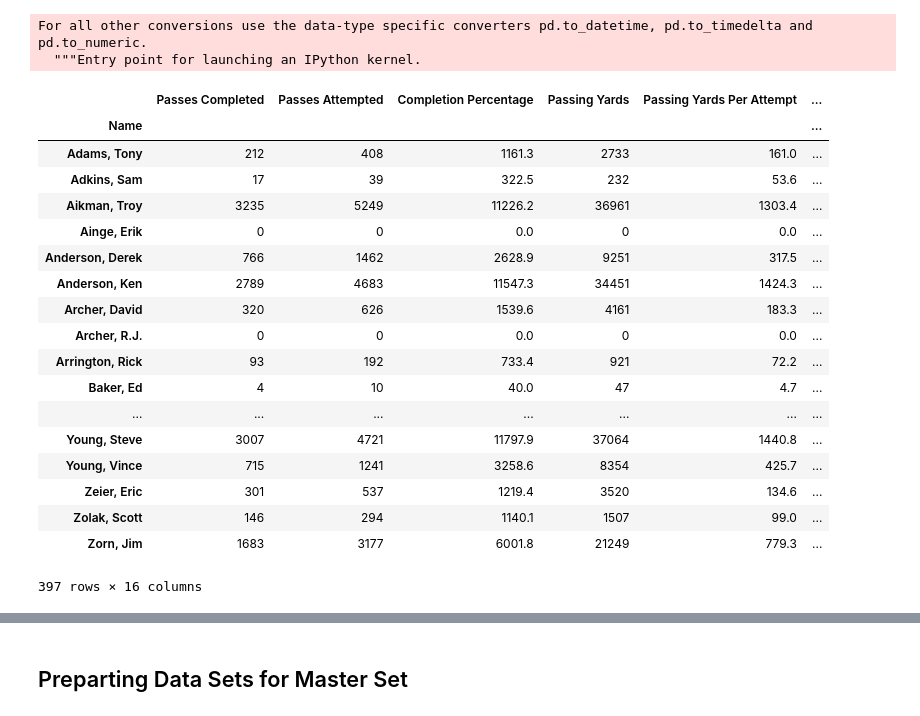
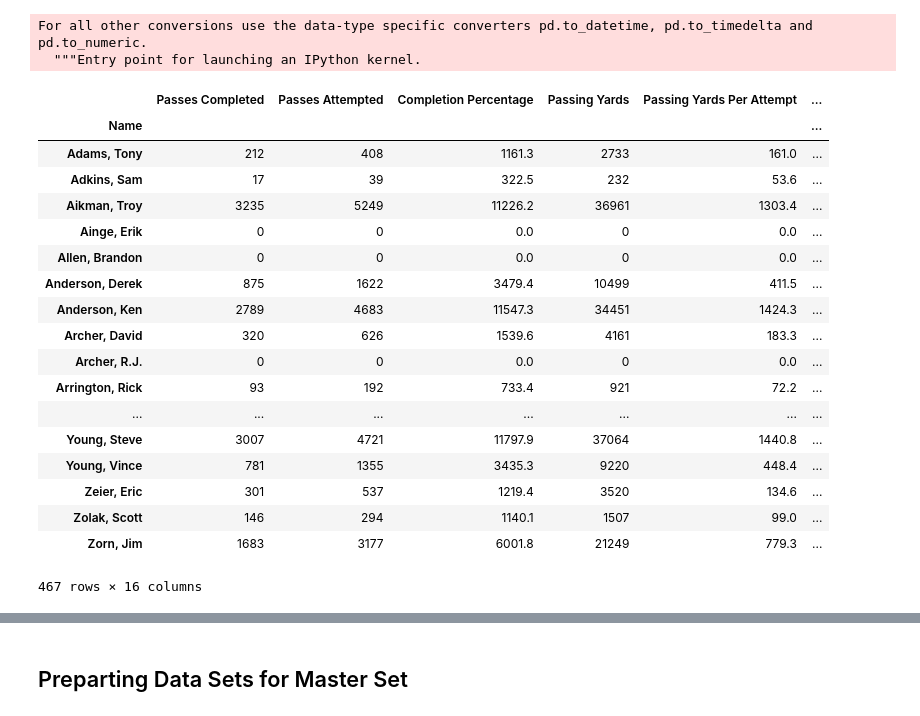
Before and after one commit to Fentonmiller/Fentonmiller.github.io, a Jupyter notebook: Final_Project.ipynb, the cells around one changed output, grey strips where cells are left out. Cells and saved outputs as stored; diff of their text form; code cells hidden in the pictures.

```diff
--- a/Final_Project.ipynb
+++ b/Final_Project.ipynb
@@ -220,31 +220,30 @@ qb = qb.convert_objects(convert_numeric=True)
 For all other conversions use the data-type specific converters pd.to_datetime, pd.to_timedelta and pd.to_numeric.
   """Entry point for launching an IPython kernel.
 # %%
-qb.drop(qb[(qb['Year'] > 2010)].index, inplace=True)
 qb_sum = qb.groupby(['Name']).sum()
 qb_sum.drop(['Year', 'Week', 'Home', 'Outcome', 'Passer Rating'], axis=1, inplace=True)
 qb_sum['Player Id'] = qb_sum.index
 qb_sum
 # %% [output]
 |  | Passes Completed | Passes Attempted | Completion Percentage | Passing Yards | Passing Yards Per Attempt | ... |
 | Name |  |  |  |  |  | ... |
 | Adams, Tony | 212 | 408 | 1161.3 | 2733 | 161.0 | ... |
 | Adkins, Sam | 17 | 39 | 322.5 | 232 | 53.6 | ... |
 | Aikman, Troy | 3235 | 5249 | 11226.2 | 36961 | 1303.4 | ... |
 | Ainge, Erik | 0 | 0 | 0.0 | 0 | 0.0 | ... |
-| Anderson, Derek | 766 | 1462 | 2628.9 | 9251 | 317.5 | ... |
+| Allen, Brandon | 0 | 0 | 0.0 | 0 | 0.0 | ... |
+| Anderson, Derek | 875 | 1622 | 3479.4 | 10499 | 411.5 | ... |
 | Anderson, Ken | 2789 | 4683 | 11547.3 | 34451 | 1424.3 | ... |
 | Archer, David | 320 | 626 | 1539.6 | 4161 | 183.3 | ... |
 | Archer, R.J. | 0 | 0 | 0.0 | 0 | 0.0 | ... |
 | Arrington, Rick | 93 | 192 | 733.4 | 921 | 72.2 | ... |
-| Baker, Ed | 4 | 10 | 40.0 | 47 | 4.7 | ... |
 | ... | ... | ... | ... | ... | ... | ... |
 | Young, Steve | 3007 | 4721 | 11797.9 | 37064 | 1440.8 | ... |
-| Young, Vince | 715 | 1241 | 3258.6 | 8354 | 425.7 | ... |
+| Young, Vince | 781 | 1355 | 3435.3 | 9220 | 448.4 | ... |
 | Zeier, Eric | 301 | 537 | 1219.4 | 3520 | 134.6 | ... |
 | Zolak, Scott | 146 | 294 | 1140.1 | 1507 | 99.0 | ... |
 | Zorn, Jim | 1683 | 3177 | 6001.8 | 21249 | 779.3 | ... |
-397 rows × 16 columns
+467 rows × 16 columns
 # %%
 # Adding Active
 basic_stats = basic_stats.rename(columns={"Name": "Player Id"})
```
Also changed, not shown: parts of 7 cells of this notebook.
